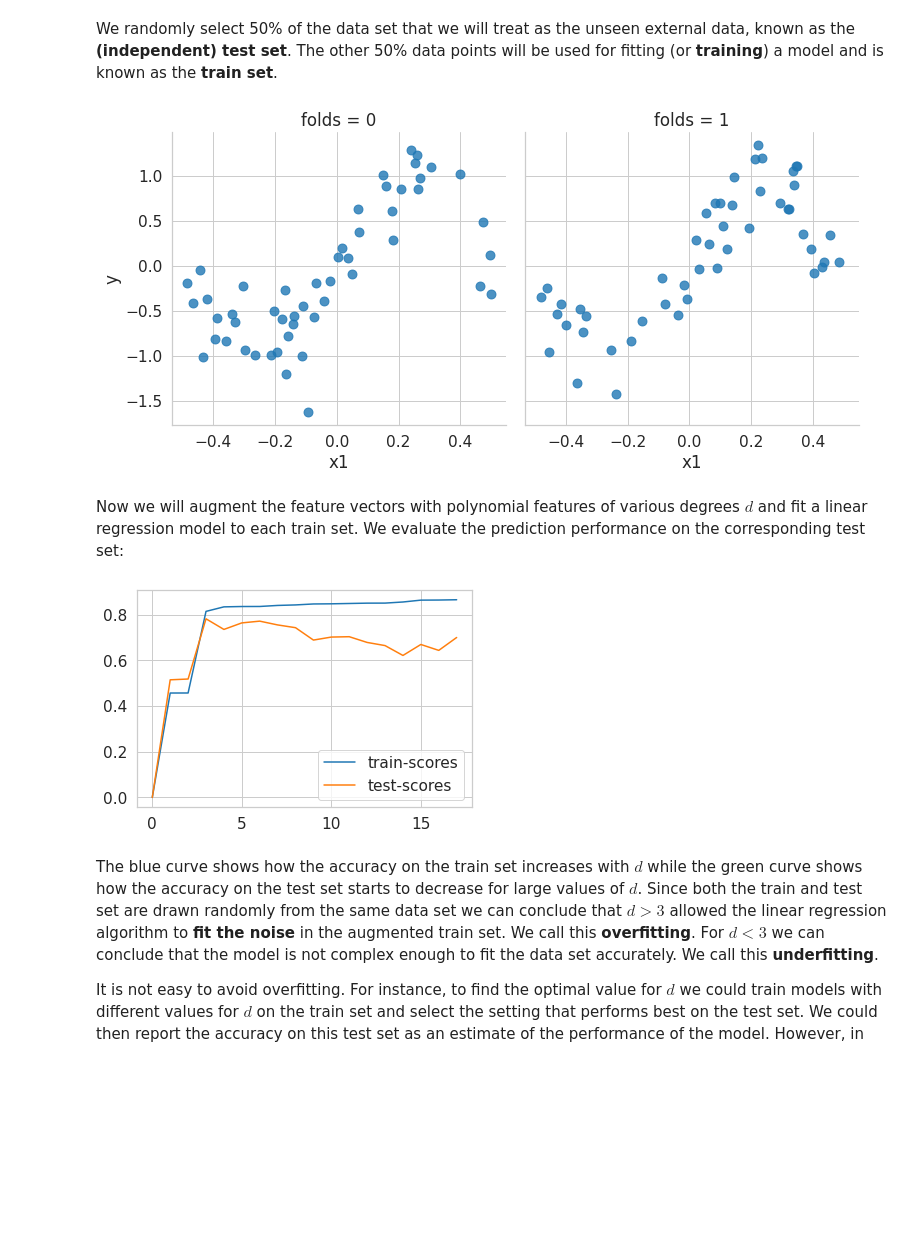
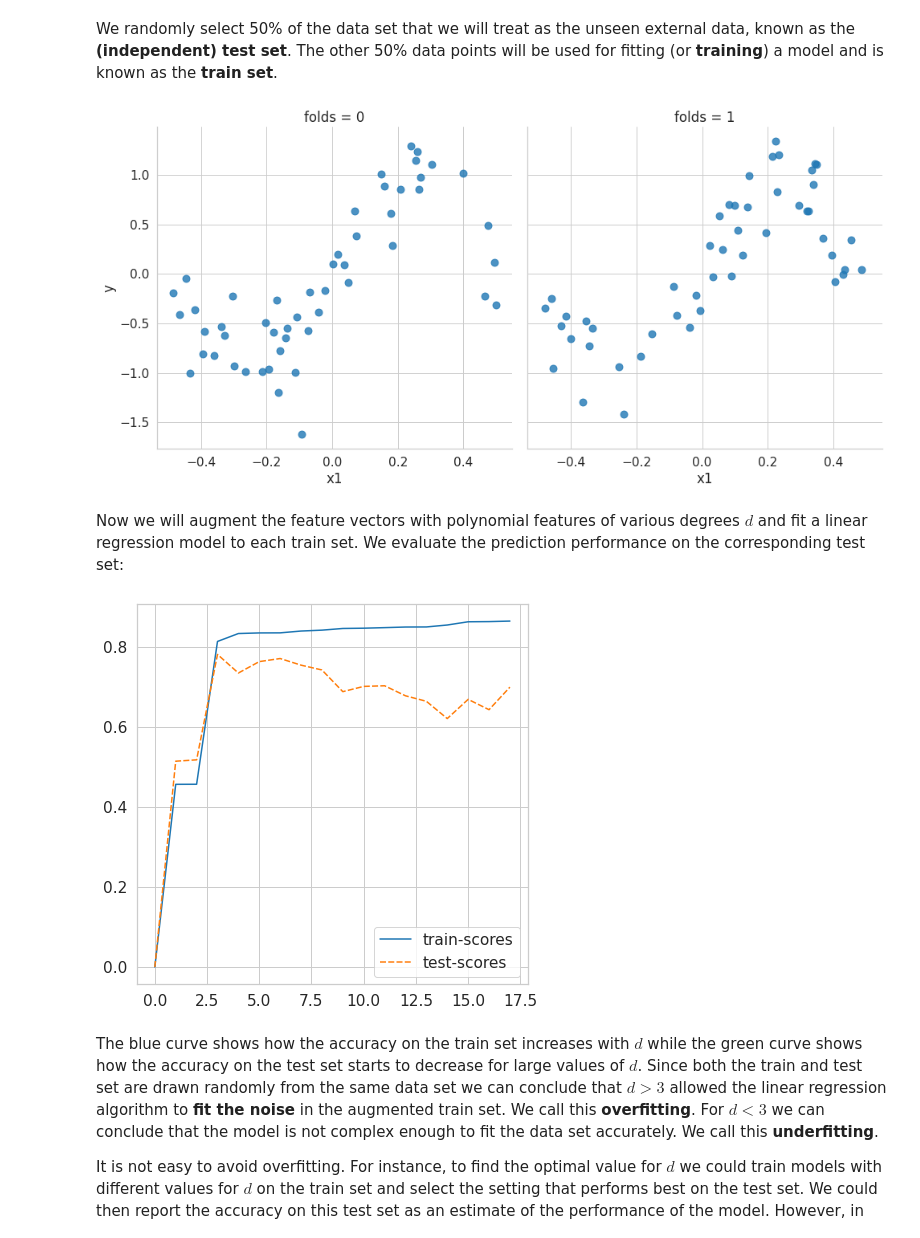
Before and after one commit to mtthsmoore/PRACTUNFINISHED_class_K-means, a Jupyter notebook: notebooks/2_model_selection/2._Model_selection_and_validation.ipynb, the cells around one changed output. Cells and saved outputs as stored; diff of their text form; code cells hidden in the pictures; blank space fills up the shorter version.

```diff
--- a/notebooks/2_model_selection/2._Model_selection_and_validation.ipynb
+++ b/notebooks/2_model_selection/2._Model_selection_and_validation.ipynb
@@ -43,44 +43,45 @@ np.random.seed(1234)
 dataset['folds'] = np.random.randint(2,size=len(dataset))
 
 sns.lmplot(x="x1", y="y", col="folds",
-           data=dataset, fit_reg=False, height=5.5, scatter_kws={"s": 80})
+           data=dataset, fit_reg=False, height=7, scatter_kws={"s": 80})
 plt.show()
 # %% [output]
-[figure, old version]
+[figure, new version]
 # %% [markdown]
 Now we will augment the feature vectors with polynomial features of various degrees $d$ and fit a linear regression model to each train set. We evaluate the prediction performance on the corresponding test set:
 # %%
 from sklearn.linear_model import LinearRegression
 from sklearn.preprocessing import MinMaxScaler
 
 feature_scaler = MinMaxScaler()
 model = LinearRegression()
 
 X = dataset.copy()
 y = X.pop('y')
 folds = X.pop('folds')
 
 train_scores = [0] #no features (d=0)
 test_scores = [0]
 
 model.fit(X[folds!=1],y[folds!=1])
 train_scores.append(model.score(X[folds!=1],y[folds!=1])) # d=1
 test_scores.append(model.score(X[folds==1],y[folds==1]))
 
 for degree in range(2,18,1):
     X['x1^'+str(degree)] = X['x1']**degree
     X['x1^'+str(degree)] = feature_scaler.fit_transform(X[ ['x1^'+str(degree)]])
     model.fit(X[folds!=1],y[folds!=1])
     train_scores.append(model.score(X[folds!=1],y[folds!=1]))
     test_scores.append(model.score(X[folds==1],y[folds==1]))
 
 tmp = pd.DataFrame()
 tmp['train-scores'] = train_scores
 tmp['test-scores'] = test_scores
-tmp.plot()
+plt.figure(figsize=(7,7))
+sns.lineplot(data=tmp)
 plt.show()
 # %% [output]
-[figure, old version]
+[figure, new version]
 # %% [markdown]
 The blue curve shows how the accuracy on the train set increases with $d$ while the green curve shows how the accuracy on the test set starts to decrease for large values of $d$. Since both the train and test set are drawn randomly from the same data set we can conclude that $d>3$ allowed the linear regression algorithm to **fit the noise** in the augmented train set. We call this **overfitting**. For $d<3$ we can conclude that the model is not complex enough to fit the data set accurately. We call this **underfitting**.
 
```
Also changed, not shown: parts of 3 cells of this notebook.
